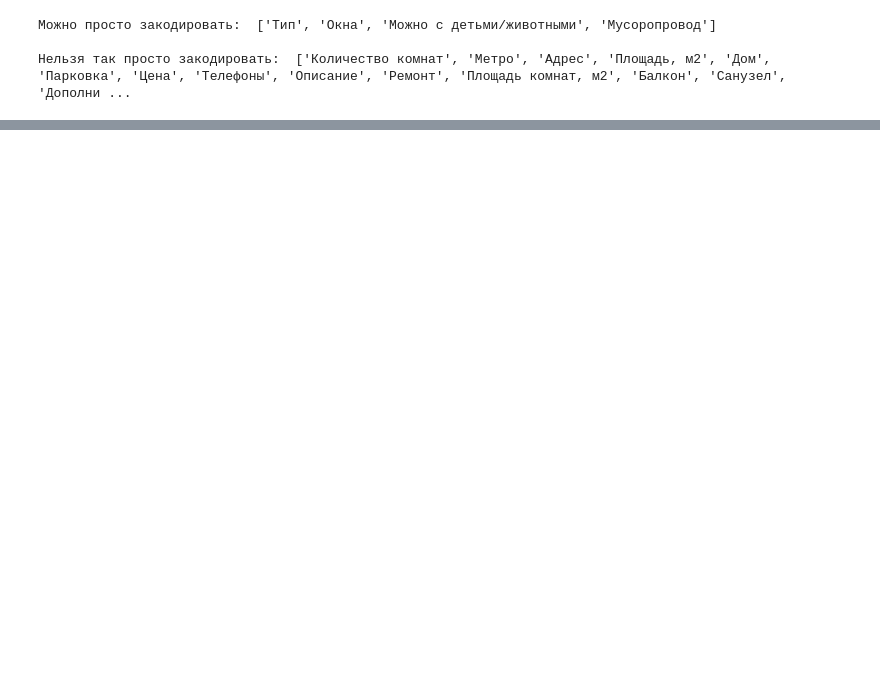
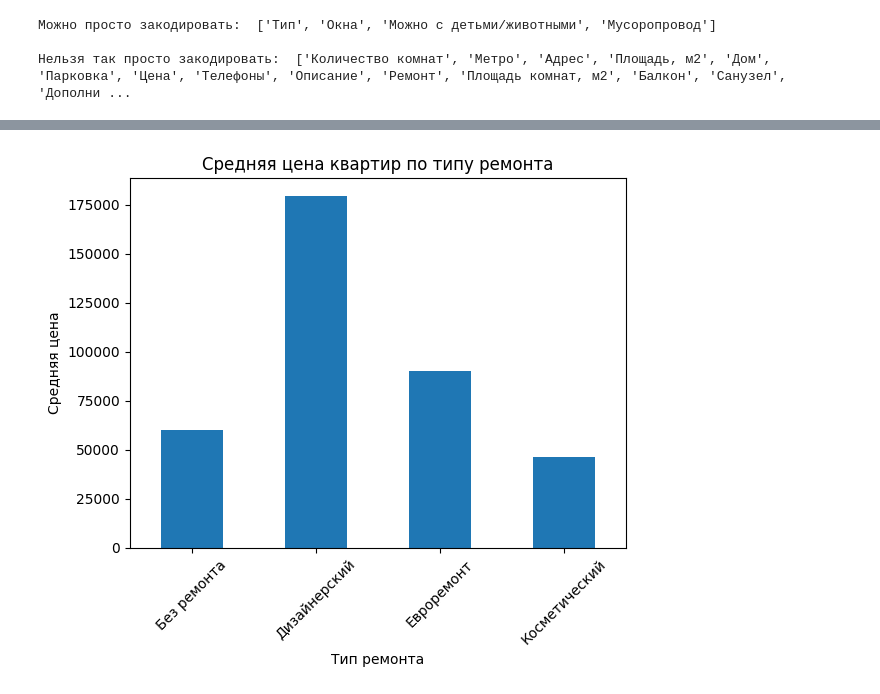
Before and after one commit to korceo/rea, a Jupyter notebook: notebooks/data.ipynb, the cells around one changed output, grey strips where cells are left out. Cells and saved outputs as stored; diff of their text form; code cells hidden in the pictures; blank space fills up the shorter version.

```diff
--- a/notebooks/data.ipynb
+++ b/notebooks/data.ipynb
@@ -77,0 +210,20 @@ KeyError: np.int64(0)
+# %%
+#Как влияет ремонт на цену сдачи квартиры
+
+rub_mask = df['Цена'].str.contains(' руб.', na=False)
+renovation = df[rub_mask].copy() # Выдворяем иногентов
+msk_mask = renovation['Адрес'].str.contains('осква', na=False)
+renovation = renovation[msk_mask].copy() # Убираем Замкадье
+renovation['Price'] = renovation['Цена'].str.split().str[0].astype('float')
+# %%
+renovation['Ремонт'].fillna('Неизвестно')
+mean_price = renovation.groupby('Ремонт')['Price'].mean()
+
+ax = mean_price.plot(kind='bar')
+plt.title('Средняя цена квартир по типу ремонта')
+plt.ylabel('Средняя цена')
+plt.xlabel('Тип ремонта')
+plt.xticks(rotation=45)
+plt.show()
+# %% [output]
+[figure, added]
```
Also changed, not shown: parts of 11 cells of this notebook.
